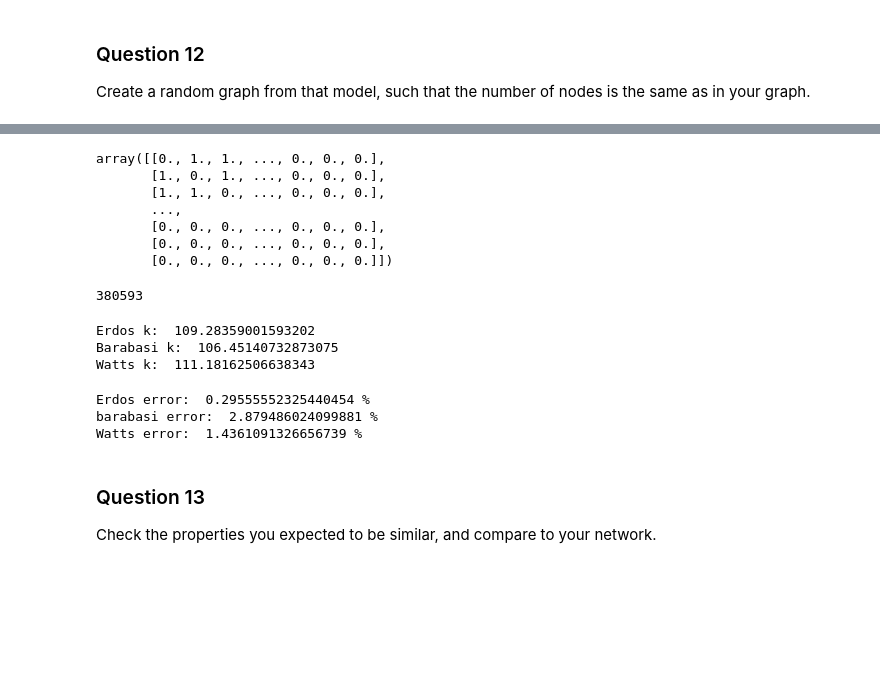
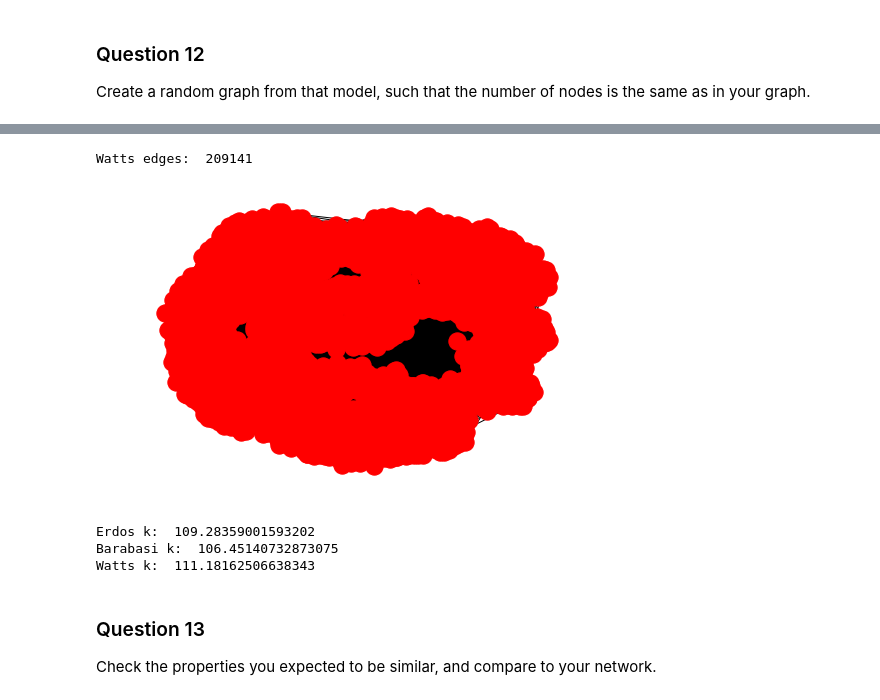
Before and after one commit to othmanbck/ntds_project_2018, a Jupyter notebook: 2_network_models.ipynb, the cells around one changed output, grey strips where cells are left out. Cells and saved outputs as stored; diff of their text form; code cells hidden in the pictures; blank space fills up the shorter version.

```diff
--- a/2_network_models.ipynb
+++ b/2_network_models.ipynb
@@ -429,51 +406,31 @@ Watts edges:  209355
-# %%
-for i in range(n_nodes):
-    for j in range(n_nodes):
-        if adjacency[i,j] < 1 and adjacency[i,j] > 0:
-            adjacency[i,j]=1
-# %% [output]
-array([[0., 1., 1., ..., 0., 0., 0.],
-       [1., 0., 1., ..., 0., 0., 0.],
-       [1., 1., 0., ..., 0., 0., 0.],
-       ...,
-       [0., 0., 0., ..., 0., 0., 0.],
-       [0., 0., 0., ..., 0., 0., 0.],
-       [0., 0., 0., ..., 0., 0., 0.]])
-# %%
-# Comparing adjacency matrix
-erdos_adj = nx.to_numpy_matrix(G_erdos)
-erdos_count = np.count_nonzero(np.triu(erdos_adj-adjacency))
-erdos_count
-# %% [output]
-380593
-# %%
-# Calculating k - average degree for Erdös-Renyi
-k_erdos = 2 * expected_erdos_edges / n_nodes
-print("Erdos k: ",k_erdos)
-# Calculating k - average degree for Barabasi
-k_barabasi = 2 * expected_barabasi_edges / n_nodes
-print("Barabasi k: ",k_barabasi)
-# Calculating k - average degree for Watts
-k_watts = 2 * expected_watts_edges / n_nodes
-print("Watts k: ",k_watts)
-# %% [output]
-Erdos k:  109.28359001593202
-Barabasi k:  106.45140732873075
-Watts k:  111.18162506638343
-# %%
-# Error Calculation
-error_erdos = (abs(k_real - k_erdos)/k_real)*100
-print("Erdos error: ", error_erdos, "%")
-
-error_barabasi = (abs(k_real - k_barabasi)/k_real)*100
-print("barabasi error: ", error_barabasi, "%")
-
-error_watts = (abs(k_real - k_watts)/k_real)*100
-print("Watts error: ", error_watts, "%")
-# %% [output]
-Erdos error:  0.29555552325440454 %
-barabasi error:  2.879486024099881 %
-Watts error:  1.4361091326656739 %
+# %%
+# Watts random graph
+G_watts = nx.watts_strogatz_graph(n_nodes, int(k_real), prob)
+expected_watts_edges = G_watts.number_of_edges()
+print("Watts edges: ", expected_watts_edges)
+nx.draw(G_watts)
+# Random Dense Graph
+G_dense = nx.dense
+expected_dense_edges = G_watts.number_of_edges()
+print("Watts edges: ", expected_watts_edges)
+nx.draw(G_watts)
+# %% [output]
+Watts edges:  209141
+[figure, added]
+# %%
+# Calculating real k - average degree
+k_real = 2 * n_edges / n_nodes
+print("Average degree (k) for Original Graph: ",k_real)
+# Calculating k - average degree for Random Dense Graph
+k_dense = 2 * expected_dense_edges / n_nodes
+print("Average degree (k) for Random Dense Graph: ",k_dense)
+# Error Calculation
+error_dense = (abs(k_real - k_dense)/k_real)*100
+print("Error for Random Dense Graph: ", error_dense, "%")
+# %% [output]
+Erdos k:  109.28359001593202
+Barabasi k:  106.45140732873075
+Watts k:  111.18162506638343
 # %% [markdown]
 ### Question 13
 
```
Also changed, not shown: parts of 8 cells of this notebook, 1 other file.
